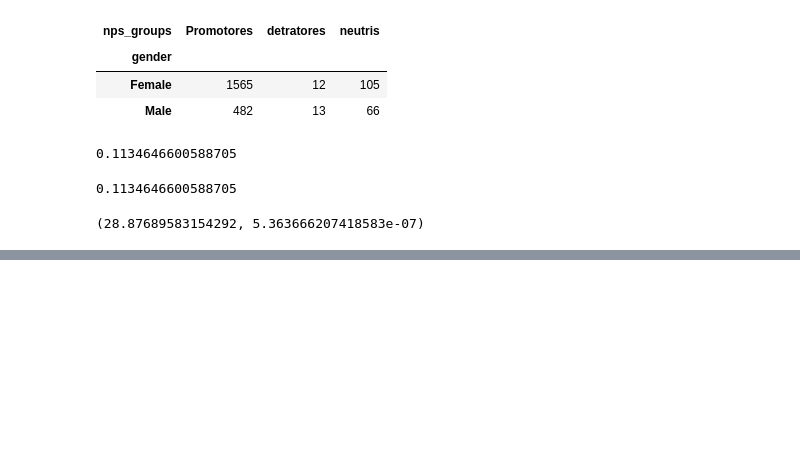
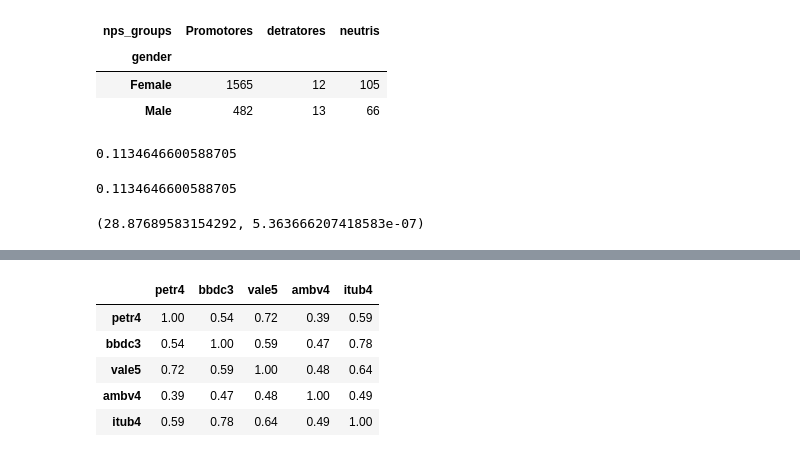
Before and after one commit to CarolineAndradeR/Python, a Jupyter notebook: Associação_Correlação.ipynb, the cells around one changed output, grey strips where cells are left out. Cells and saved outputs as stored; diff of their text form; code cells hidden in the pictures; blank space fills up the shorter version.

```diff
--- a/Associação_Correlação.ipynb
+++ b/Associação_Correlação.ipynb
@@ -263,5 +285,15 @@ dados_bolsa_filtrados.agg(min_data = pd.NamedAgg('data', 'min'),
 # %%
 # Função de Pearson
 # correlação
 pearson_correl = dados_bolsa_filtrados.corr()
 pearson_correl
+
+# Matriz formatada para facilitar a leitura dos dados
+pearson_correl.style.background_gradient(cmap='coolwarm').set_precision(2)
+# %% [output]
+|  | petr4 | bbdc3 | vale5 | ambv4 | itub4 |
+| petr4 | 1.00 | 0.54 | 0.72 | 0.39 | 0.59 |
+| bbdc3 | 0.54 | 1.00 | 0.59 | 0.47 | 0.78 |
+| vale5 | 0.72 | 0.59 | 1.00 | 0.48 | 0.64 |
+| ambv4 | 0.39 | 0.47 | 0.48 | 1.00 | 0.49 |
+| itub4 | 0.59 | 0.78 | 0.64 | 0.49 | 1.00 |
```
Also changed, not shown: parts of 8 cells of this notebook.
